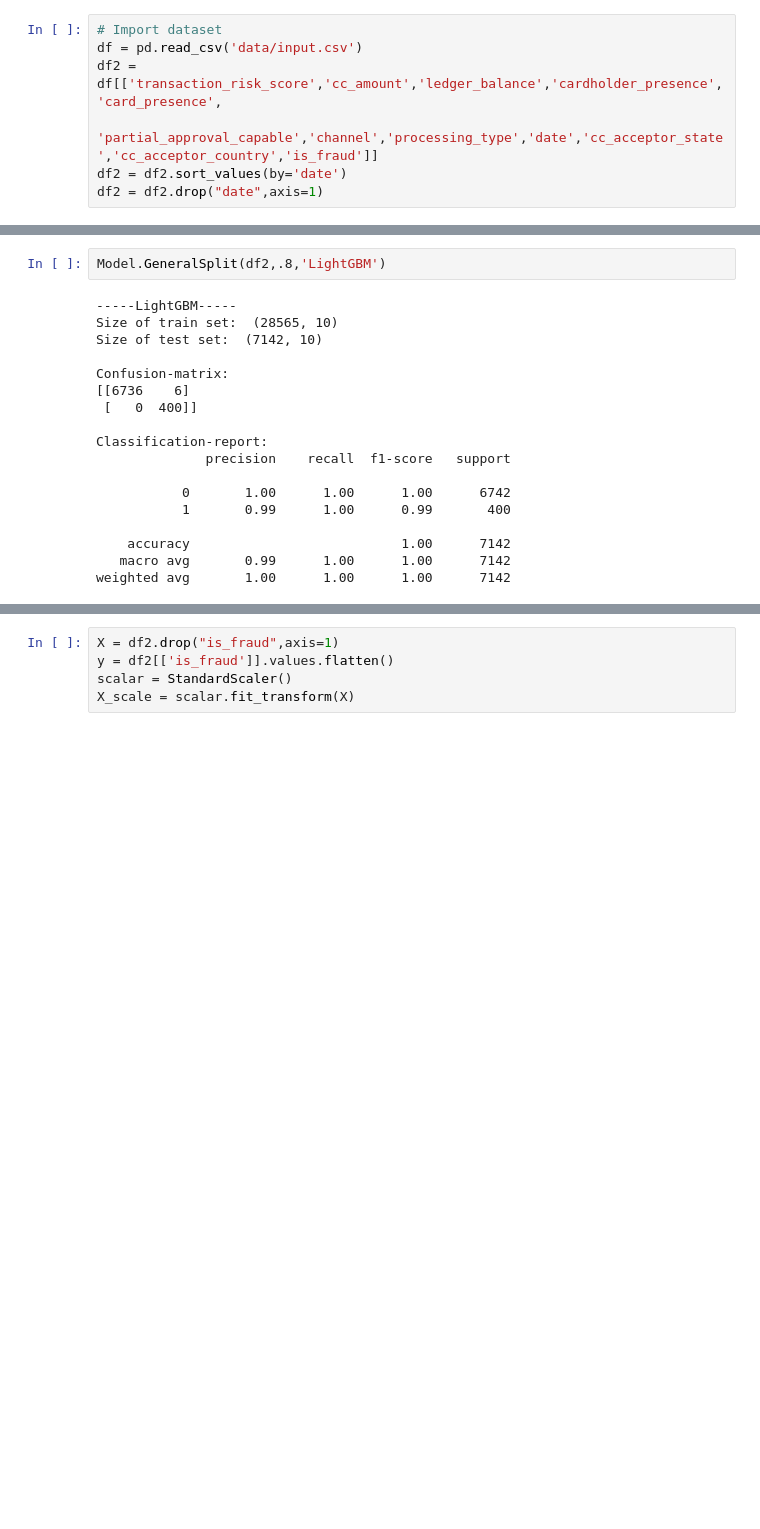
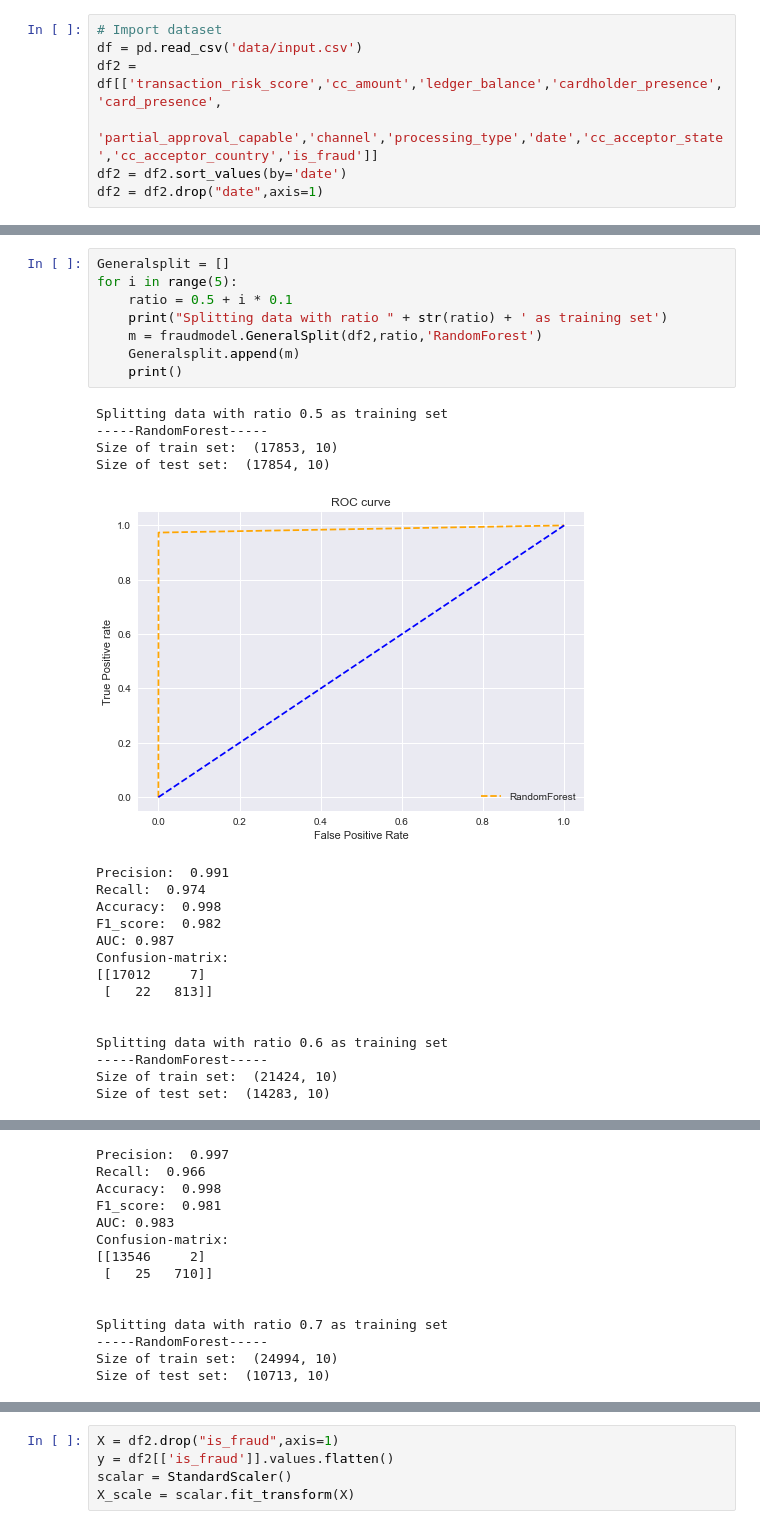
Before and after one commit to hungyichang19980105/Payability-project, a Jupyter notebook: Payability/Eval.ipynb, the cells around one changed output, grey strips where cells are left out. Drawn from its saved outputs; the diff is of its cells as text; blank space fills up the shorter version.

Commit message:
model,eval

```diff
--- a/Payability/Eval.ipynb
+++ b/Payability/Eval.ipynb
@@ -45,20 +24,28 @@ weighted avg       1.00      1.00      1.00      7142
-# %%
-Model.GeneralSplit(df2,.8,'LightGBM')
-# %% [output]
------LightGBM-----
-Size of train set:  (28565, 10)
-Size of test set:  (7142, 10)
-
-Confusion-matrix:
-[[6736    6]
- [   0  400]]
-
-Classification-report:
-              precision    recall  f1-score   support
-
-           0       1.00      1.00      1.00      6742
-           1       0.99      1.00      0.99       400
-
-    accuracy                           1.00      7142
-   macro avg       0.99      1.00      1.00      7142
-weighted avg       1.00      1.00      1.00      7142
+# %%
+Generalsplit = []
+for i in range(5):
+    ratio = 0.5 + i * 0.1
+    print("Splitting data with ratio " + str(ratio) + ' as training set')
+    m = fraudmodel.GeneralSplit(df2,ratio,'RandomForest')
+    Generalsplit.append(m)
+    print()
+# %% [output]
+Splitting data with ratio 0.5 as training set
+-----RandomForest-----
+Size of train set:  (17853, 10)
+Size of test set:  (17854, 10)
+[figure, added]
+Precision:  0.991
+Recall:  0.974
+Accuracy:  0.998
+F1_score:  0.982
+AUC: 0.987
+Confusion-matrix:
+[[17012     7]
+ [   22   813]]
+
+
+Splitting data with ratio 0.6 as training set
+-----RandomForest-----
+Size of train set:  (21424, 10)
+Size of test set:  (14283, 10)
@@ -64,0 +53,14 @@ weighted avg       1.00      1.00      1.00      7142
+Precision:  0.997
+Recall:  0.966
+Accuracy:  0.998
+F1_score:  0.981
+AUC: 0.983
+Confusion-matrix:
+[[13546     2]
+ [   25   710]]
+
+
+Splitting data with ratio 0.7 as training set
+-----RandomForest-----
+Size of train set:  (24994, 10)
+Size of test set:  (10713, 10)
```
Also changed, not shown: parts of 21 cells of this notebook, 2 other files.
